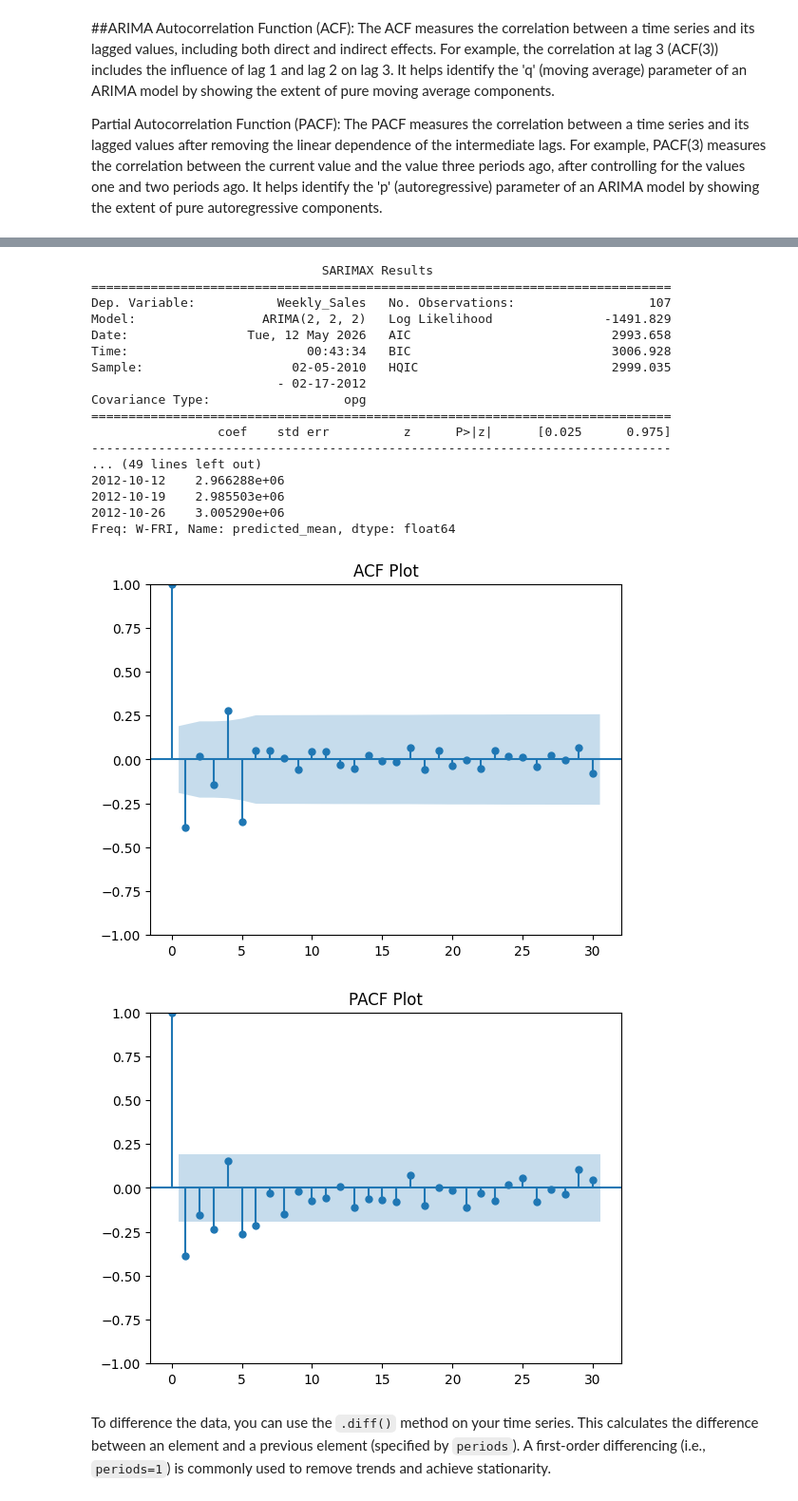
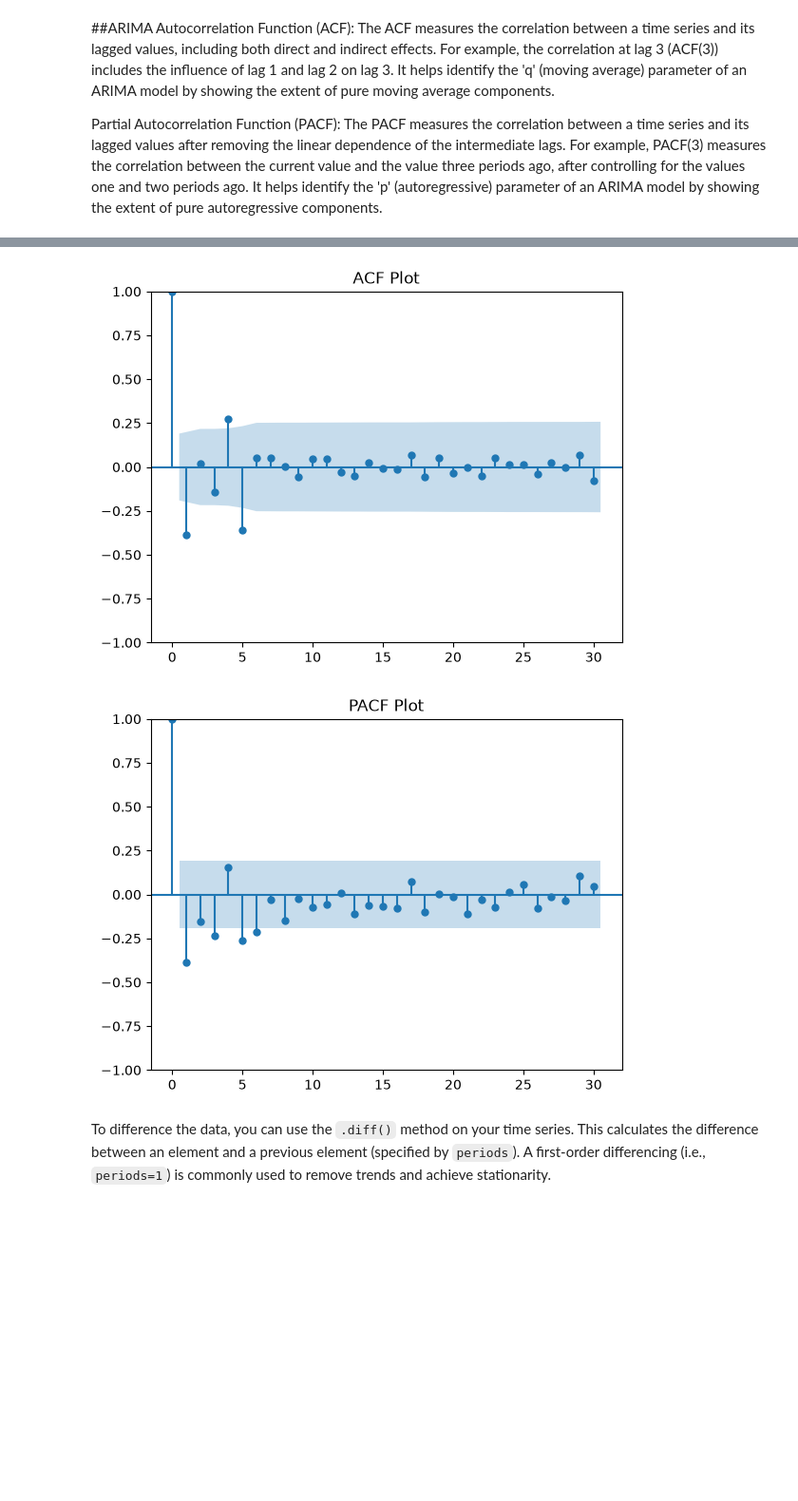
Before and after one commit to tinabazhenova/forecasting, a Jupyter notebook: sales_forecasting.ipynb, the cells around one changed output, grey strips where cells are left out. Shown at 95% size. Cells and saved outputs as stored; diff of their text form; code cells hidden in the pictures; blank space fills up the shorter version.

```diff
--- a/sales_forecasting.ipynb
+++ b/sales_forecasting.ipynb
@@ -4,13 +4,15 @@ Autocorrelation Function (ACF): The ACF measures the correlation between a time
 
 Partial Autocorrelation Function (PACF): The PACF measures the correlation between a time series and its lagged values after removing the linear dependence of the intermediate lags. For example, PACF(3) measures the correlation between the current value and the value three periods ago, after controlling for the values one and two periods ago. It helps identify the 'p' (autoregressive) parameter of an ARIMA model by showing the extent of pure autoregressive components.
 # %%
-from google.colab import drive
-drive.mount('/content/gdrive', force_remount=True)
+# from google.colab import drive
+# drive.mount('/content/gdrive', force_remount=True)
 
 import pandas as pd
 import matplotlib.pyplot as plt
 
-df = pd.read_csv('/content/gdrive/MyDrive/Tina AI study/Walmart_Sales.csv', encoding='latin1')
+#df = pd.read_csv('/content/gdrive/MyDrive/Tina AI study/Walmart_Sales.csv', encoding='latin1')
+
+df = pd.read_csv('Walmart_Sales.csv', encoding='latin1')
 
 df['Date'] = pd.to_datetime(
     df['Date'],
@@ -82,22 +99,5 @@ The value of d is: 0
-                               SARIMAX Results
-==============================================================================
-Dep. Variable:           Weekly_Sales   No. Observations:                  107
-Model:                 ARIMA(2, 2, 2)   Log Likelihood               -1491.829
-Date:                Tue, 12 May 2026   AIC                           2993.658
-Time:                        00:43:34   BIC                           3006.928
-Sample:                    02-05-2010   HQIC                          2999.035
-                         - 02-17-2012
-Covariance Type:                  opg
-==============================================================================
-                 coef    std err          z      P>|z|      [0.025      0.975]
-------------------------------------------------------------------------------
-... (49 lines left out)
-2012-10-12    2.966288e+06
-2012-10-19    2.985503e+06
-2012-10-26    3.005290e+06
-Freq: W-FRI, Name: predicted_mean, dtype: float64
-[figure, old version]
+[figure, new version]
-[figure, old version]
+[figure, new version]
 # %% [markdown]
 To difference the data, you can use the `.diff()` method on your time series. This calculates the difference between an element and a previous element (specified by `periods`). A first-order differencing (i.e., `periods=1`) is commonly used to remove trends and achieve stationarity.
 # %%
```
Also changed, not shown: parts of 19 cells of this notebook, 3 other files.
